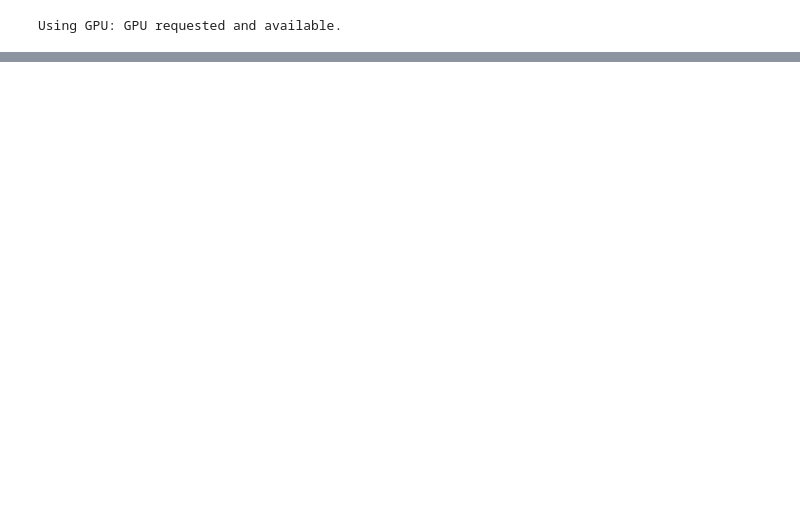
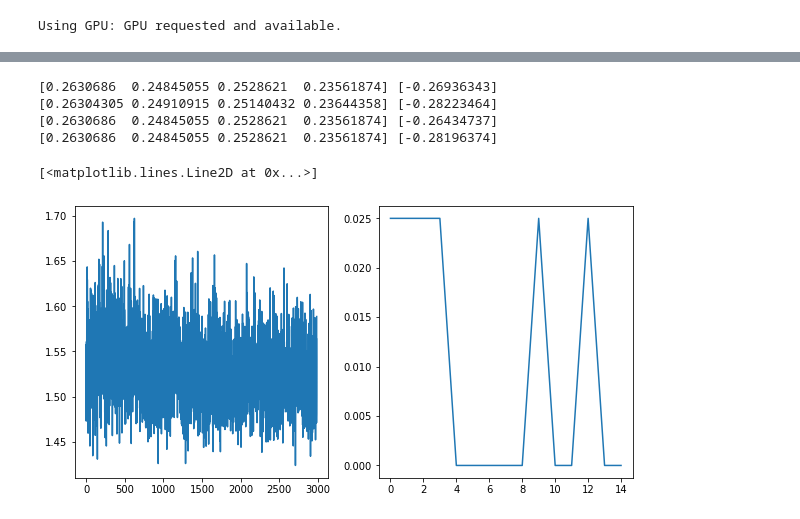
Before and after one commit to hyu1729/HP-Protein-Folding, a Jupyter notebook: Protein Folding AlphaGo Zero.ipynb, the cells around one changed output, grey strips where cells are left out. Saved outputs shown, nothing was run; the diff lists cells and outputs as text; code cells hidden in the pictures; blank space fills up the shorter version.

```diff
--- a/Protein Folding AlphaGo Zero.ipynb
+++ b/Protein Folding AlphaGo Zero.ipynb
@@ -109,15 +116,14 @@ async def play(num_iter, num_games):
     '''
     for g in range(num_games):
         seq = random.sample(train_seqs, 1)[0][:-1]
-        clear_output(wait = True)
-        print("Game {} / {}: {}".format(g + 1, num_games, seq))
-        env = HP2D(seq, (10,31,31))
+        # print("Game {} / {}: {}".format(g + 1, num_games, seq))
+        env = HP2D(seq, (10,11,11))
         states = []
         probs = []
         state = env.make_state()
-        for t in tqdm(range(len(seq) - 1)):
+        for t in range(len(seq) - 1):
             temp = int(t < len(seq) // 10)
-            mcts = MCTS(env, dualres, num_iter, cpuct = 5)
+            mcts = MCTS(env, test_model, num_iter, cpuct = 5)
             pi_t = mcts.get_prob(state, temp = temp)
             sym = get_syms(state, pi_t)
             for s, p in sym:
@@ -188,32 +193,41 @@ async def main(num_timesteps, num_games, num_iter, batch_size):
     losses = []
     scores = []
 
-    for ts in range(1, num_timesteps + 1):
+    for ts in tqdm(range(1, num_timesteps + 1)):
+        # clear_output(wait = True)
+        # print('Timestep {} / {}'.format(ts, num_timesteps))
+        flag = False
+
         # Data generation
         playing = loop.create_task(play(num_iter, num_games))
 
         # Update params
-        training = loop.create_task(train())
+        if len(replay_buffer) > batch_size:
+            training = loop.create_task(train())
+            flag = True
 
         # Evaluate agent
-        if ts % 1000 == 0:
+        if ts % 200 == 0:
             evaluating = loop.create_task(evaluate(num_iter))
             await asyncio.wait([playing, training, evaluating])
 
             score = evaluating.result()
             scores.append(score)
         else:
-            await asyncio.wait([playing, training])
+            if flag:
+                await asyncio.wait([playing, training])
 
-        loss = training.result()
-        losses.append(loss)
+                loss = training.result()
+                losses.append(loss)
+            else:
+                await asyncio.wait([playing])
 
     return losses, scores
 # %%
-num_timesteps = 1
-num_games = 1
+num_timesteps = 3000
+num_games = 15
 num_iter = 10
-batch_size = 1
+batch_size = 32
 
 loop = asyncio.get_event_loop()
 
@@ -257,0 +244,31 @@ DualRes(
+# %%
+testenv = HP2D('HPPH', (10, 11, 11))
+teststate = testenv.make_state()
+testpi, testv = test_model.predict(teststate)
+print(testpi, testv)
+teststate = testenv.next_state(teststate, 0)
+testpi, testv = test_model.predict(teststate)
+print(testpi, testv)
+teststate = testenv.next_state(teststate, 0)
+testpi, testv = test_model.predict(teststate)
+print(testpi, testv)
+teststate = testenv.next_state(teststate, 0)
+testpi, testv = test_model.predict(teststate)
+print(testpi, testv)
+# %% [output]
+[0.2630686  0.24845055 0.2528621  0.23561874] [-0.26936343]
+[0.26304305 0.24910915 0.25140432 0.23644358] [-0.28223464]
+[0.2630686  0.24845055 0.2528621  0.23561874] [-0.26434737]
+[0.2630686  0.24845055 0.2528621  0.23561874] [-0.28196374]
+# %%
+import matplotlib.pyplot as plt
+%matplotlib inline
+
+fig = plt.figure(figsize = (10, 5))
+ax = plt.subplot(1,2,1)
+plt.plot(losses)
+ax = plt.subplot(1,2,2)
+plt.plot(scores)
+# %% [output]
+[<matplotlib.lines.Line2D at 0x...>]
+[figure, added]
```
Also changed, not shown: parts of 21 cells of this notebook, 2 other files.
